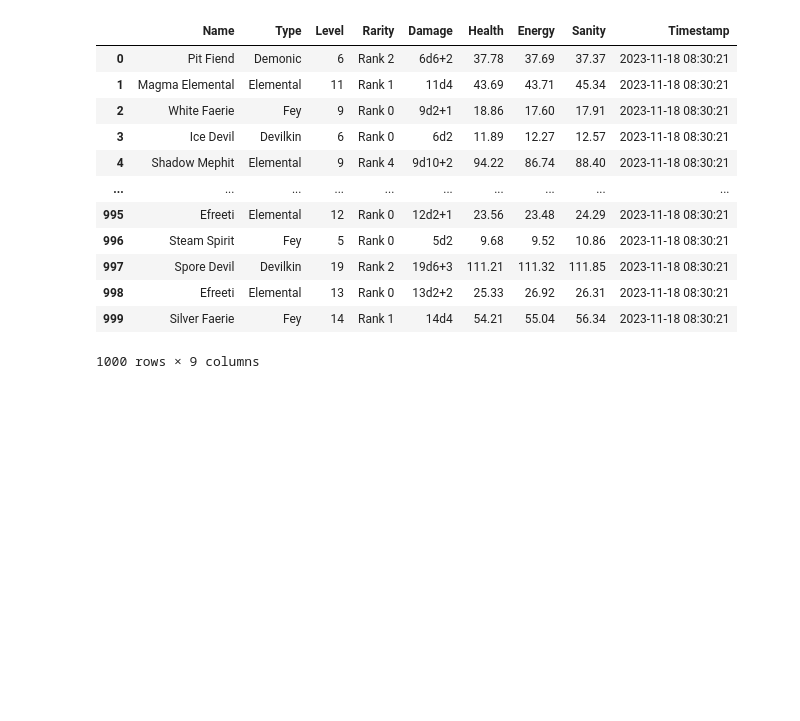
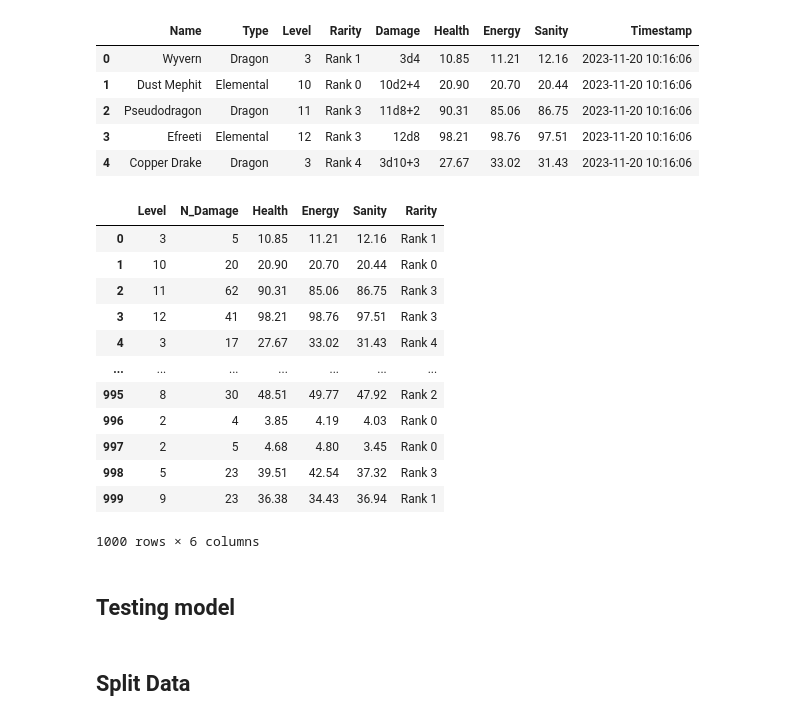
Before and after one commit to rulo96z/BandersnatchStarter, a Jupyter notebook: app/experimental_files/model_testing_tuning.ipynb, the cells around one changed output. Drawn from its saved outputs; the diff is of its cells as text; code cells hidden in the pictures; blank space fills up the shorter version.

```diff
--- a/app/experimental_files/model_testing_tuning.ipynb
+++ b/app/experimental_files/model_testing_tuning.ipynb
@@ -3,18 +8,48 @@ import data
 # %%
+# Conecting to DATA BASE
 db = data.Database()
 df = db.dataframe()
-df
+df.head()
 # %% [output]
 |  | Name | Type | Level | Rarity | Damage | Health | Energy | Sanity | Timestamp |
-| 0 | Pit Fiend | Demonic | 6 | Rank 2 | 6d6+2 | 37.78 | 37.69 | 37.37 | 2023-11-18 08:30:21 |
-| 1 | Magma Elemental | Elemental | 11 | Rank 1 | 11d4 | 43.69 | 43.71 | 45.34 | 2023-11-18 08:30:21 |
-| 2 | White Faerie | Fey | 9 | Rank 0 | 9d2+1 | 18.86 | 17.60 | 17.91 | 2023-11-18 08:30:21 |
-| 3 | Ice Devil | Devilkin | 6 | Rank 0 | 6d2 | 11.89 | 12.27 | 12.57 | 2023-11-18 08:30:21 |
-| 4 | Shadow Mephit | Elemental | 9 | Rank 4 | 9d10+2 | 94.22 | 86.74 | 88.40 | 2023-11-18 08:30:21 |
-| ... | ... | ... | ... | ... | ... | ... | ... | ... | ... |
-| 995 | Efreeti | Elemental | 12 | Rank 0 | 12d2+1 | 23.56 | 23.48 | 24.29 | 2023-11-18 08:30:21 |
-| 996 | Steam Spirit | Fey | 5 | Rank 0 | 5d2 | 9.68 | 9.52 | 10.86 | 2023-11-18 08:30:21 |
-| 997 | Spore Devil | Devilkin | 19 | Rank 2 | 19d6+3 | 111.21 | 111.32 | 111.85 | 2023-11-18 08:30:21 |
-| 998 | Efreeti | Elemental | 13 | Rank 0 | 13d2+2 | 25.33 | 26.92 | 26.31 | 2023-11-18 08:30:21 |
-| 999 | Silver Faerie | Fey | 14 | Rank 1 | 14d4 | 54.21 | 55.04 | 56.34 | 2023-11-18 08:30:21 |
+| 0 | Wyvern | Dragon | 3 | Rank 1 | 3d4 | 10.85 | 11.21 | 12.16 | 2023-11-20 10:16:06 |
+| 1 | Dust Mephit | Elemental | 10 | Rank 0 | 10d2+4 | 20.90 | 20.70 | 20.44 | 2023-11-20 10:16:06 |
+| 2 | Pseudodragon | Dragon | 11 | Rank 3 | 11d8+2 | 90.31 | 85.06 | 86.75 | 2023-11-20 10:16:06 |
+| 3 | Efreeti | Elemental | 12 | Rank 3 | 12d8 | 98.21 | 98.76 | 97.51 | 2023-11-20 10:16:06 |
+| 4 | Copper Drake | Dragon | 3 | Rank 4 | 3d10+3 | 27.67 | 33.02 | 31.43 | 2023-11-20 10:16:06 |
-1000 rows × 9 columns
+# %%
+# Function to parse the damage column in numeric values.
+def parse_damage(damage_string):
+    match = re.match(r'(\d+)d(\d+)([+-]\d+)?', damage_string)
+    if match:
+        num_dice, die_type, modifier = match.groups()
+        num_dice, die_type = int(num_dice), int(die_type)
+        modifier = int(modifier) if modifier else 0  # Handle the case where modifier is not present
+        result = sum(random.randint(1, die_type) for _ in range(num_dice)) + modifier
+        return result
+    else:
+        # Return a default value (e.g., 0) for invalid formats
+        return 0
+
+
+# Apply the function to the "Damage" column
+df['N_Damage'] = df['Damage'].apply(parse_damage)
+
+# Print the updated DataFrame to work in the models
+df[['Level', 'N_Damage', 'Health', 'Energy', 'Sanity', "Rarity"]]
+# %% [output]
+|  | Level | N_Damage | Health | Energy | Sanity | Rarity |
+| 0 | 3 | 5 | 10.85 | 11.21 | 12.16 | Rank 1 |
+| 1 | 10 | 20 | 20.90 | 20.70 | 20.44 | Rank 0 |
+| 2 | 11 | 62 | 90.31 | 85.06 | 86.75 | Rank 3 |
+| 3 | 12 | 41 | 98.21 | 98.76 | 97.51 | Rank 3 |
+| 4 | 3 | 17 | 27.67 | 33.02 | 31.43 | Rank 4 |
+| ... | ... | ... | ... | ... | ... | ... |
+| 995 | 8 | 30 | 48.51 | 49.77 | 47.92 | Rank 2 |
+| 996 | 2 | 4 | 3.85 | 4.19 | 4.03 | Rank 0 |
+| 997 | 2 | 5 | 4.68 | 4.80 | 3.45 | Rank 0 |
+| 998 | 5 | 23 | 39.51 | 42.54 | 37.32 | Rank 3 |
+| 999 | 9 | 23 | 36.38 | 34.43 | 36.94 | Rank 1 |
+1000 rows × 6 columns
+# %% [markdown]
+## Testing model
@@ -20,0 +72,2 @@ df
+# %% [markdown]
+## Split Data
```
Also changed, not shown: parts of 21 cells of this notebook, 7 other files.
